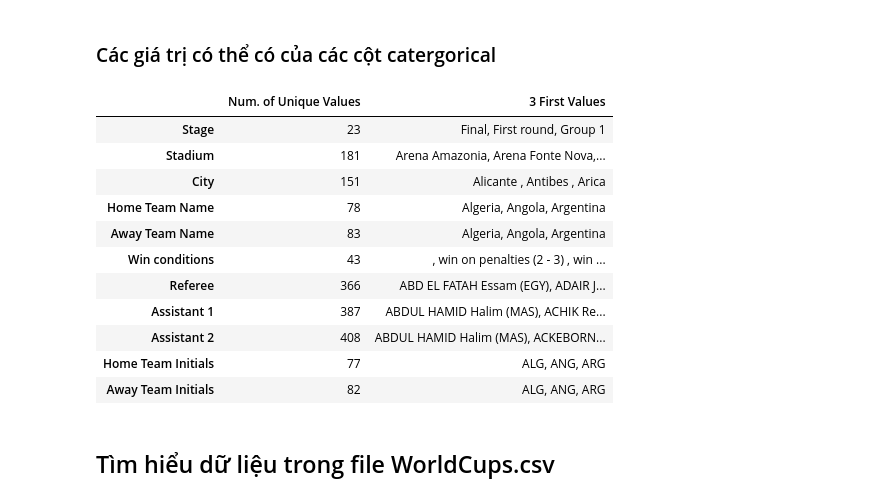
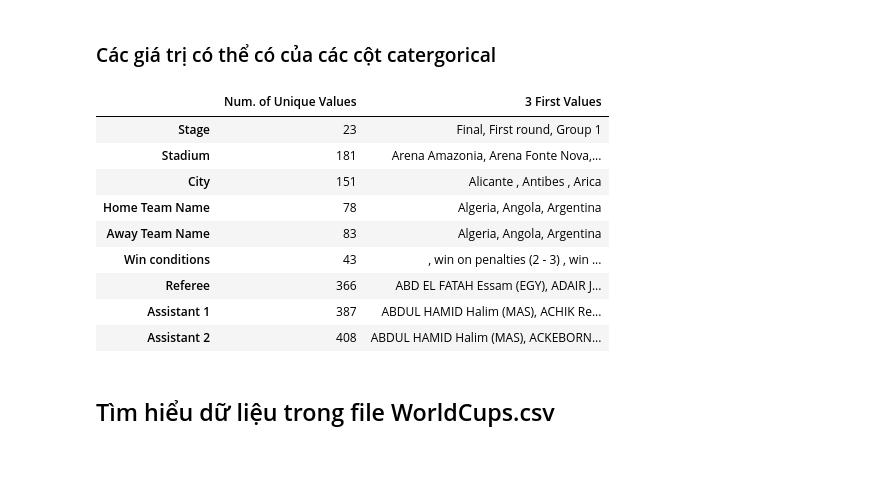
Before and after one commit to logacc99/LTKHDL_FinalProject, a Jupyter notebook: 1712174-NguyenGiaThuan.ipynb, the cells around one changed output. Drawn from its saved outputs; the diff is of its cells as text; code cells hidden in the pictures; blank space fills up the shorter version.

```diff
--- a/1712174-NguyenGiaThuan.ipynb
+++ b/1712174-NguyenGiaThuan.ipynb
@@ -72,0 +75,2 @@ File **WorldCupMatches.csv** chứa thông tin của những trận đấu đã
+# %%
+match_data.drop(['Home Team Initials', 'Away Team Initials'], inplace = True, axis = 1)
@@ -103,25 +120,23 @@ col_ranges
 ### Các giá trị có thể có của các cột catergorical
 # %%
 cat_columns = ['Stage', 'Stadium', 'City', 'Home Team Name', 'Away Team Name','Win conditions','Referee',\
-               'Assistant 1','Assistant 2','Home Team Initials','Away Team Initials']
+               'Assistant 1','Assistant 2']
 cat_col_ranges = pd.DataFrame(columns = ['Num. of Unique Values', '3 First Values'], index = cat_columns)
 cat_col_ranges.iloc[:, 0] = match_data[cat_columns].nunique()
 for x in cat_columns:
     cat_col_ranges.loc[x, '3 First Values'] = ', '.join(list(np.sort(match_data[x].unique())[:3]))
 cat_col_ranges
 # %% [output]
 |  | Num. of Unique Values | 3 First Values |
 | Stage | 23 | Final, First round, Group 1 |
 | Stadium | 181 | Arena Amazonia, Arena Fonte Nova,... |
 | City | 151 | Alicante , Antibes , Arica |
 | Home Team Name | 78 | Algeria, Angola, Argentina |
 | Away Team Name | 83 | Algeria, Angola, Argentina |
 | Win conditions | 43 | , win on penalties (2 - 3) , win ... |
 | Referee | 366 | ABD EL FATAH Essam (EGY), ADAIR J... |
 | Assistant 1 | 387 | ABDUL HAMID Halim (MAS), ACHIK Re... |
 | Assistant 2 | 408 | ABDUL HAMID Halim (MAS), ACKEBORN... |
-| Home Team Initials | 77 | ALG, ANG, ARG |
-| Away Team Initials | 82 | ALG, ANG, ARG |
 # %% [markdown]
 ## Tìm hiểu dữ liệu trong file WorldCups.csv
 # %%
```
Also changed, not shown: parts of 25 cells of this notebook.
